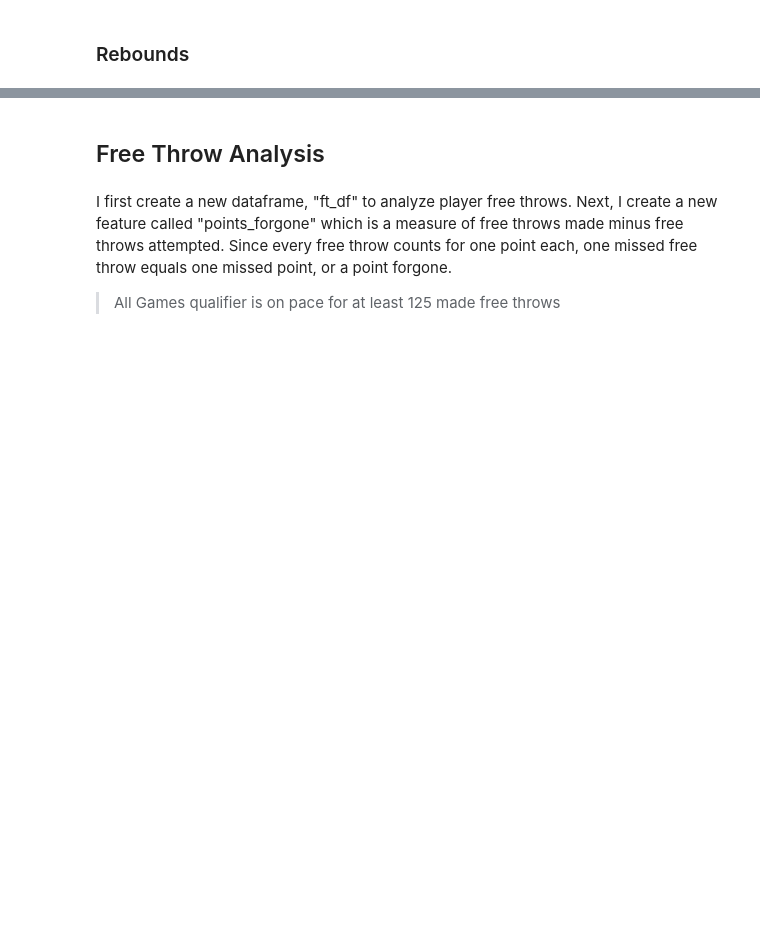
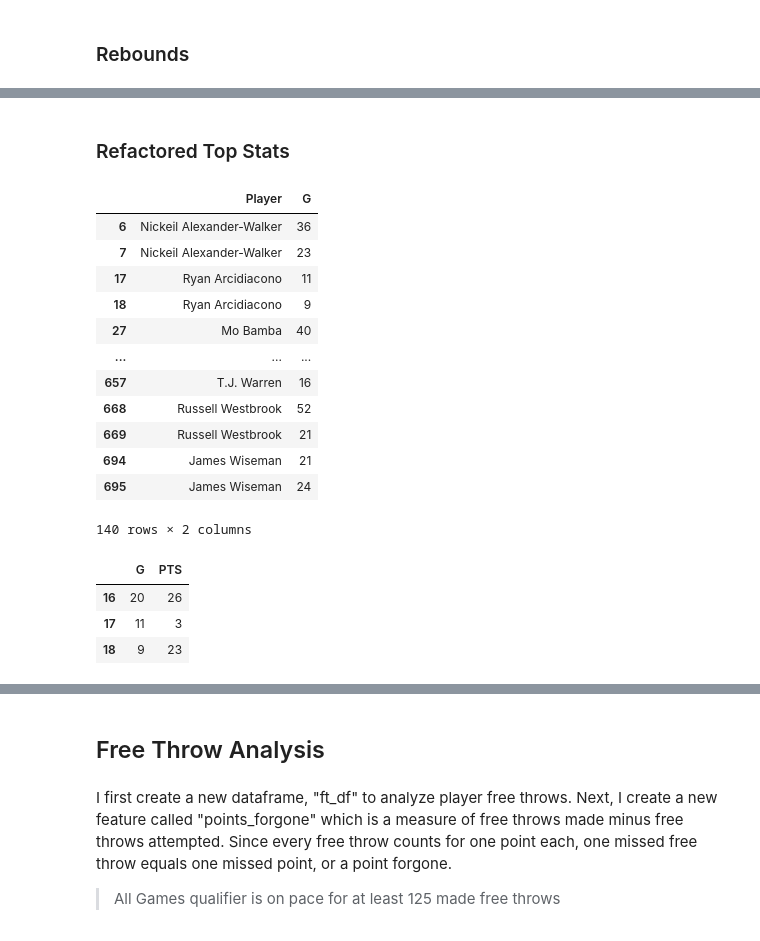
Before and after one commit to viquangly/bad_coding_practices, a Jupyter notebook: nba_analysis_refactor/nba_scraper_players_22_23_refactored.ipynb, the cells around one changed output, grey strips where cells are left out. Drawn from its saved outputs; the diff is of its cells as text; code cells hidden in the pictures; blank space fills up the shorter version.

```diff
--- a/nba_analysis_refactor/nba_scraper_players_22_23_refactored.ipynb
+++ b/nba_analysis_refactor/nba_scraper_players_22_23_refactored.ipynb
@@ -241,3 +279,33 @@ top_5_reb[top_5_reb['G']>13].sort_values('TRBpg', ascending=False)[:5]
+# %% [markdown]
+### Refactored Top Stats
+# %%
+# @badcode
+# Logic Issues - There are players who have played for multiple teams during the same season
+# However, this is not taken into account when we look at the top players
+nba.loc[nba['Player'].duplicated(), ['Player', 'G']]
+# %% [output]
+|  | Player | G |
+| 6 | Nickeil Alexander-Walker | 36 |
+| 7 | Nickeil Alexander-Walker | 23 |
+| 17 | Ryan Arcidiacono | 11 |
+| 18 | Ryan Arcidiacono | 9 |
+| 27 | Mo Bamba | 40 |
+| ... | ... | ... |
+| 657 | T.J. Warren | 16 |
+| 668 | Russell Westbrook | 52 |
+| 669 | Russell Westbrook | 21 |
+| 694 | James Wiseman | 21 |
+| 695 | James Wiseman | 24 |
+140 rows × 2 columns
+# %%
+# For example, For this particular player, because we didn't group by Player before using the G > 13 filter,
+# he is only listed as having score 26 points in the season, when in reality, he scored 52 points
+nba.loc[nba['Player']=='Ryan Arcidiacono', ['G', 'PTS']]
+# %% [output]
+|  | G | PTS |
+| 16 | 20 | 26 |
+| 17 | 11 | 3 |
+| 18 | 9 | 23 |
 # %%
 # @refactored code
 min_games_played_threshold = 13
```
Also changed, not shown: parts of 31 cells of this notebook, 2 other files.
